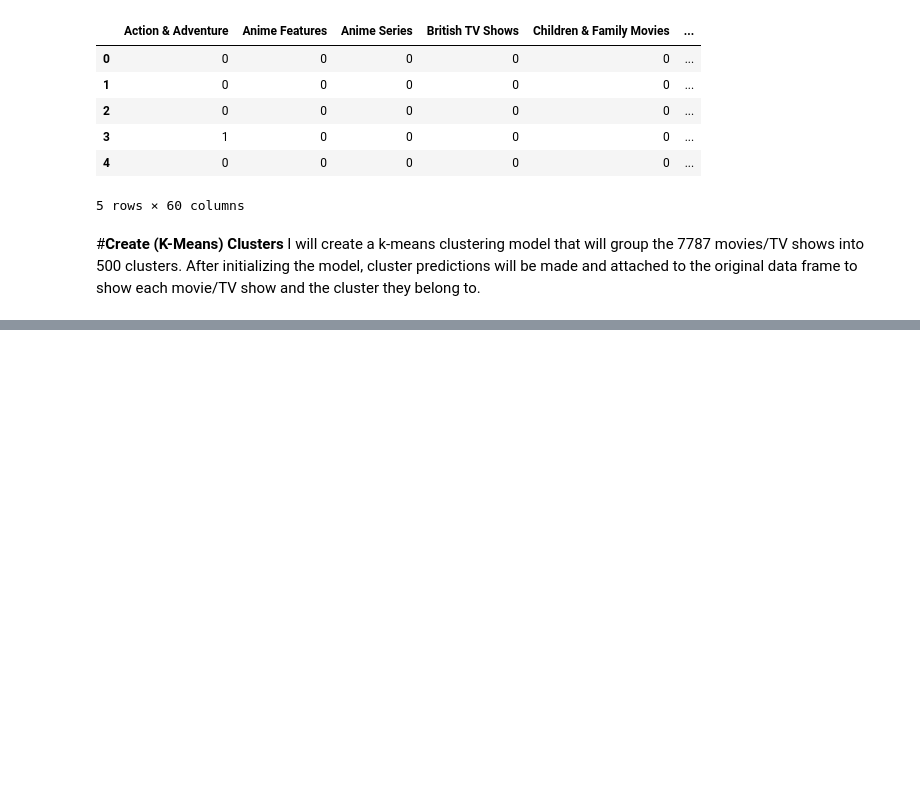
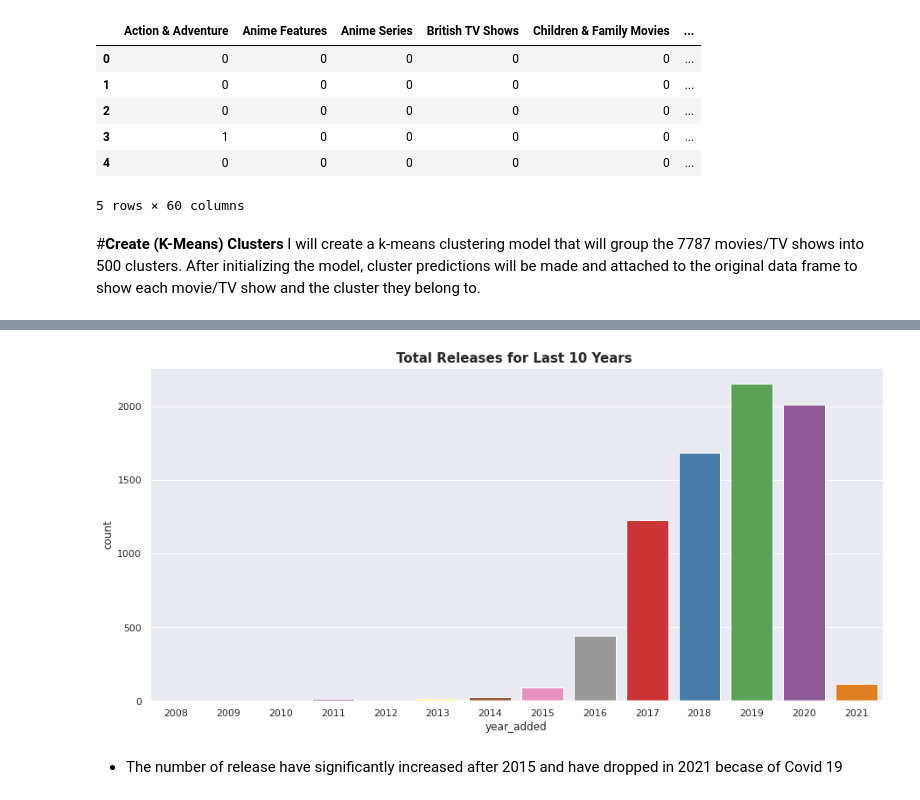
Before and after one commit to yashwany/NETFLIX-MOVIES-AND-TV-SHOWS-CLUSTERING, a Jupyter notebook: NETFLIX_MOVIES_AND_TV_SHOWS_CLUSTERING.ipynb, the cells around one changed output, grey strips where cells are left out. Drawn from its saved outputs; the diff is of its cells as text; code cells hidden in the pictures; blank space fills up the shorter version.

```diff
--- a/NETFLIX_MOVIES_AND_TV_SHOWS_CLUSTERING.ipynb
+++ b/NETFLIX_MOVIES_AND_TV_SHOWS_CLUSTERING.ipynb
@@ -378,0 +591,2 @@ netflix_pred.insert(len(netflix.columns), column = 'cluster', value = prediction
+# %%
+Flix_df=pd.read_csv('/content/drive/MyDrive/NETFLIX MOVIES AND TV SHOWS CLUSTERING.csv')
@@ -378,0 +693,6 @@ netflix_pred.insert(len(netflix.columns), column = 'cluster', value = prediction
+# %%
+Flix_df['rating'].replace(np.nan, 'TV-MA',inplace  = True)
+Flix_df['country'].replace(np.nan, 'United States',inplace  = True)
+Flix_df['cast'].replace(np.nan, 'missing info',inplace  = True)
+
+Flix_df= Flix_df.drop(columns='director',axis=1)
@@ -378,0 +708,2 @@ netflix_pred.insert(len(netflix.columns), column = 'cluster', value = prediction
+# %%
+Flix_df = Flix_df[Flix_df['date_added'].notna()]
@@ -378,0 +735,5 @@ netflix_pred.insert(len(netflix.columns), column = 'cluster', value = prediction
+# %%
+# add new features
+Flix_df["date_added"] = pd.to_datetime(Flix_df['date_added'])
+Flix_df['year_added'] = Flix_df['date_added'].dt.year
+Flix_df['month_added'] = Flix_df['date_added'].dt.month
@@ -378,0 +771,11 @@ netflix_pred.insert(len(netflix.columns), column = 'cluster', value = prediction
+# %%
+# Total release for last 10 years
+sns.set(rc={'figure.figsize':(15,7)})
+sns.countplot(x='year_added',data=Flix_df,palette="Set1")
+
+plt.title('Total Releases for Last 10 Years ',size='15',fontweight="bold")
+plt.show()
+# %% [output]
+[figure, added]
+# %% [markdown]
+* The number of release have significantly increased after 2015 and have dropped in 2021 becase of Covid 19
```
Also changed, not shown: parts of 28 cells of this notebook.
